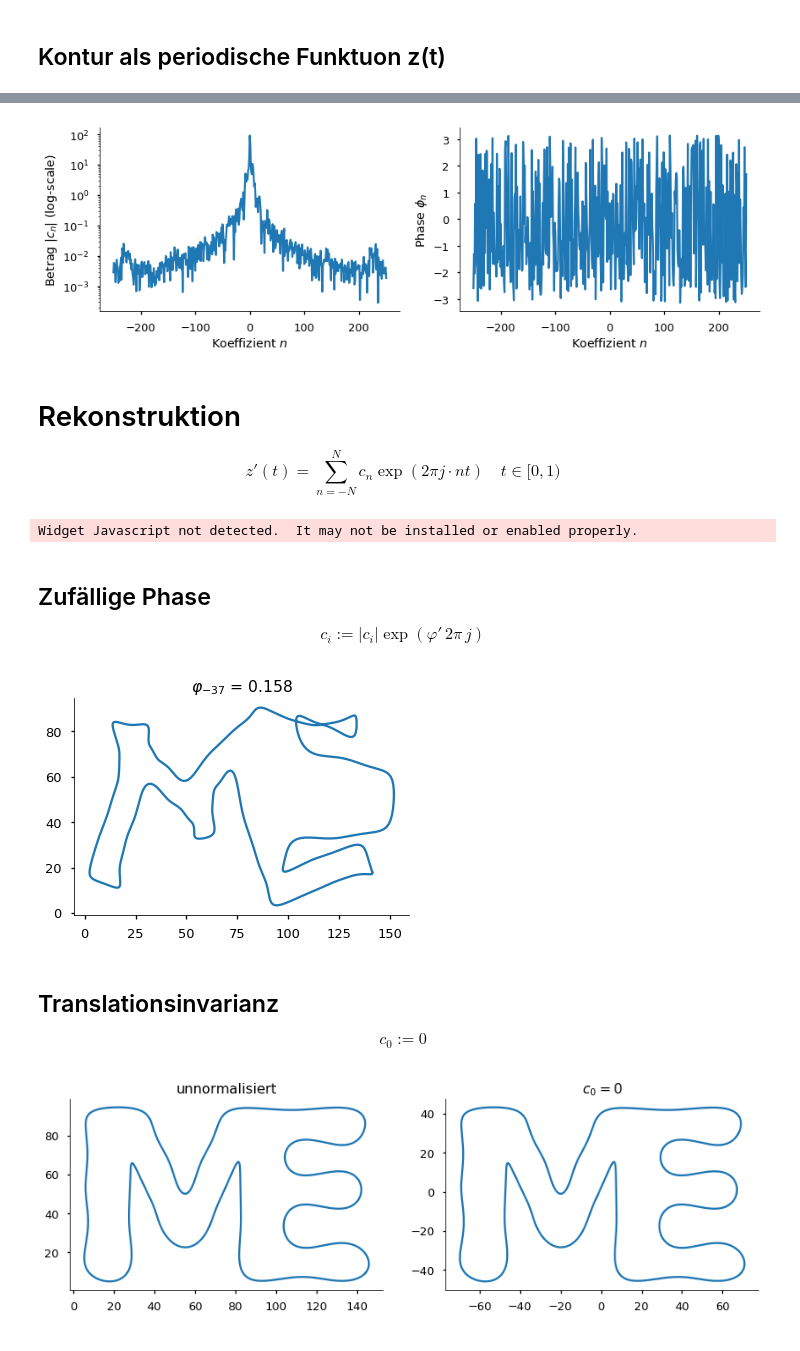
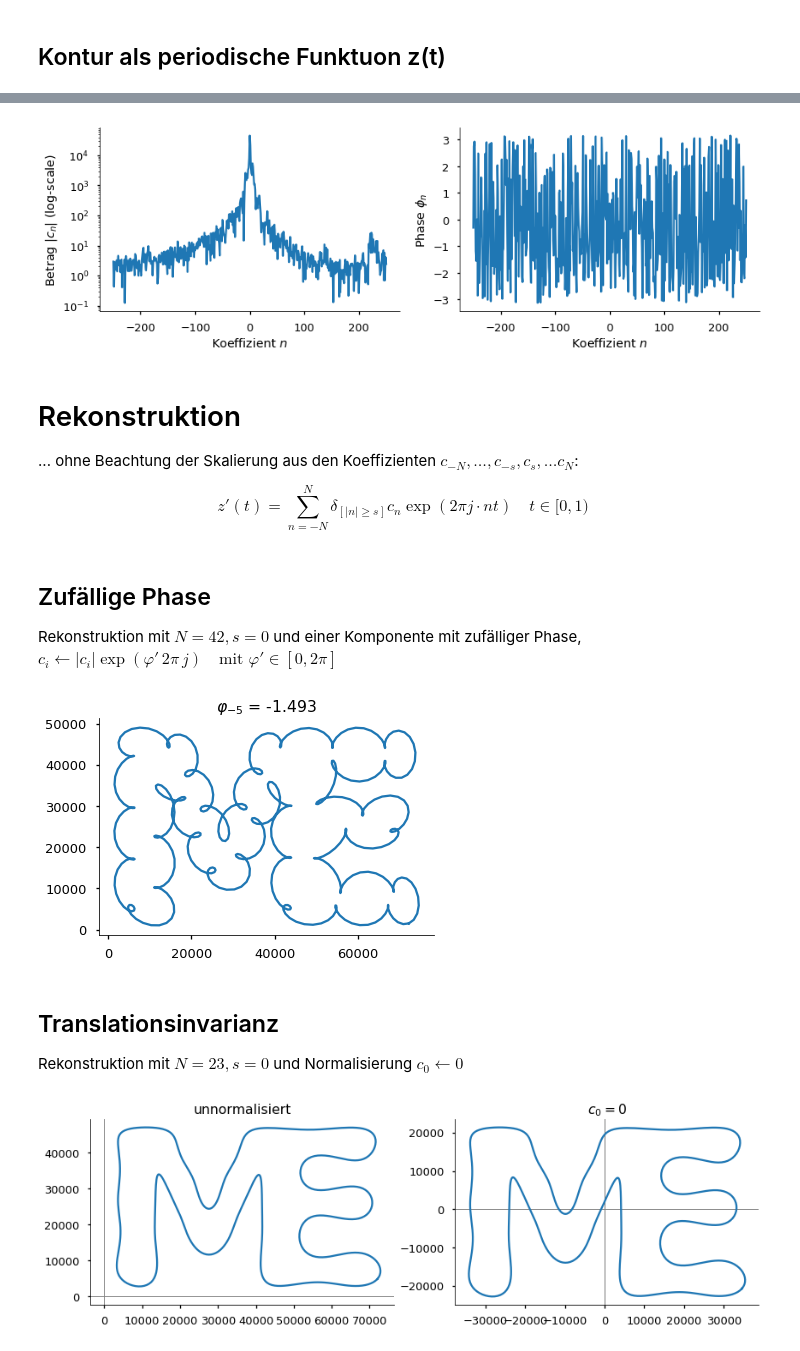
Before and after one commit to ies-me/ME-Notebooks, a Jupyter notebook: 2.6 Fourierdeskriptoren.ipynb, the cells around one changed output, grey strips where cells are left out. Saved outputs shown, nothing was run; the diff lists cells and outputs as text; code cells hidden in the pictures.

```diff
--- a/2.6 Fourierdeskriptoren.ipynb
+++ b/2.6 Fourierdeskriptoren.ipynb
@@ -9,7 +12,7 @@ from scipy import fftpack
 # %% [output]
 Populating the interactive namespace from numpy and matplotlib
 # %%
-img = imread("ME.png")
+img = imread("https://raw.githubusercontent.com/ies-me/ME-Notebooks/master/ME.png")
 imshow(img)
-axis('off')
+axis('off');
 # %% [output]
@@ -37,5 +39,5 @@ Widget Javascript not detected.  It may not be installed or enabled properly.
 # %%
-c_coef = fftpack.fftshift(fftpack.fft(z(linspace(0,1,501)))) / 501
+c_coef = fftpack.fftshift(fftpack.fft(z(linspace(0,1,501))))
 n0 = 250
 # %%
 figure(figsize=(14,4))
@@ -52,31 +54,38 @@ xlabel("Koeffizient $n$")
 ylabel("Phase $\\phi_n$")
 sns.despine()
 # %% [output]
-[figure, old version]
+[figure, new version]
 # %% [markdown]
 # Rekonstruktion
 
-$$z'(t) = \sum_{n=-N}^N c_n \exp(2\pi{}j\cdot nt)\quad t \in [0,1)$$
+... ohne Beachtung der Skalierung aus den Koeffizienten $c_{-N}, \ldots, c_{-s}, c_s, \ldots c_N$:
+
+$$z'(t) = \sum_{n=-N}^N \delta_{\left[|n| \ge s\right]}c_n \exp(2\pi{}j\cdot nt) \quad t \in [0,1)$$
 # %%
 def reconstruct_z(t, coef=c_coef):
     n0 = coef.shape[0]//2
     return sum(c * exp(2j*pi * (n-n0)*t) for n,c in enumerate(coef))
 # %%
-@widgets.interact(N=(1,100),skip=(0,20))
-def approx_contour(N=100,skip=0):
-    cc = np.r_[c_coef[n0-N-skip:n0-skip], c_coef[n0+skip:n0+N+skip]]
+@widgets.interact(N=(1,100),s=(0,50))
+def approx_contour(N=100,s=0):
+    if s >= N: return
+    cc = c_coef[n0-N:n0+N+1].copy()
+    cc[N-s:N+s] = 0
     zz = reconstruct_z(linspace(0,1,c_coef.shape[0]), cc)
+    axhline(0, color="gray", lw=1)
+    axvline(0, color="gray", lw=1)
     plot(zz.real, zz.imag)
     sns.despine()
+    if s > 0:
+        title("Rekonstruktion aus $c_{{-{0}}}, \\ldots, c_{{-{1}}}, c_{{{1}}}, \\ldots, c_{{{0}}}$".format(N, s))
+    else:
+        title("Rekonstruktion aus $c_{{-{0}}}, \\ldots, c_{{{0}}}$".format(N))
     show()
-# %% [output]
-Widget Javascript not detected.  It may not be installed or enabled properly.
-# %% [markdown]
-## Zufällige Phase
-
-$$c_i := |c_i| \exp(φ'\,2\pi\,j)$$
+# %% [markdown]
+## Zufällige Phase
+
+Rekonstruktion mit $N = 42, s = 0$ und einer Komponente mit zufälliger Phase, $c_i \leftarrow |c_i| \exp(\varphi'\,2\pi\,j)\quad\text{mit }\varphi' \in [0,2\pi]$
 # %%
-# Zufällige Phase
 cc = c_coef[n0-42:n0+42].copy()
 i = randint(len(cc))-42
 cc[i] = abs(cc[42+i]) * exp(rand()*2j*pi)
@@ -85,30 +94,35 @@ zz = reconstruct_z(linspace(0,1,c_coef.shape[0]), cc)
 plot(zz.real, zz.imag)
 sns.despine()
 # %% [output]
-[figure, old version]
+[figure, new version]
 # %% [markdown]
 ## Translationsinvarianz
 
-$$c_0 := 0$$
+Rekonstruktion mit $N = 23, s = 0$ und Normalisierung $c_0 \leftarrow 0$
 # %%
 cc = c_coef[n0-23:n0+23].copy()
 
 figure(figsize=(14,4))
 subplot(121)
 title(r"unnormalisiert")
+axhline(0, color="gray", lw=1)
+axvline(0, color="gray", lw=1)
 zz = reconstruct_z(linspace(0,1,c_coef.shape[0]), cc)
 plot(zz.real, zz.imag)
 sns.despine()
 
 subplot(122)
 title(r"$c_0 = 0$")
+axhline(0, color="gray", lw=1)
+axvline(0, color="gray", lw=1)
 cc[len(cc)//2] = 0
 zz = reconstruct_z(linspace(0,1,c_coef.shape[0]), cc)
 plot(zz.real, zz.imag)
 sns.despine()
+
 show()
 # %% [output]
-[figure, old version]
+[figure, new version]
 # %% [markdown]
 ## Skalierungsinvarianz
 
```
Also changed, not shown: parts of 9 cells of this notebook, 1 other file.
